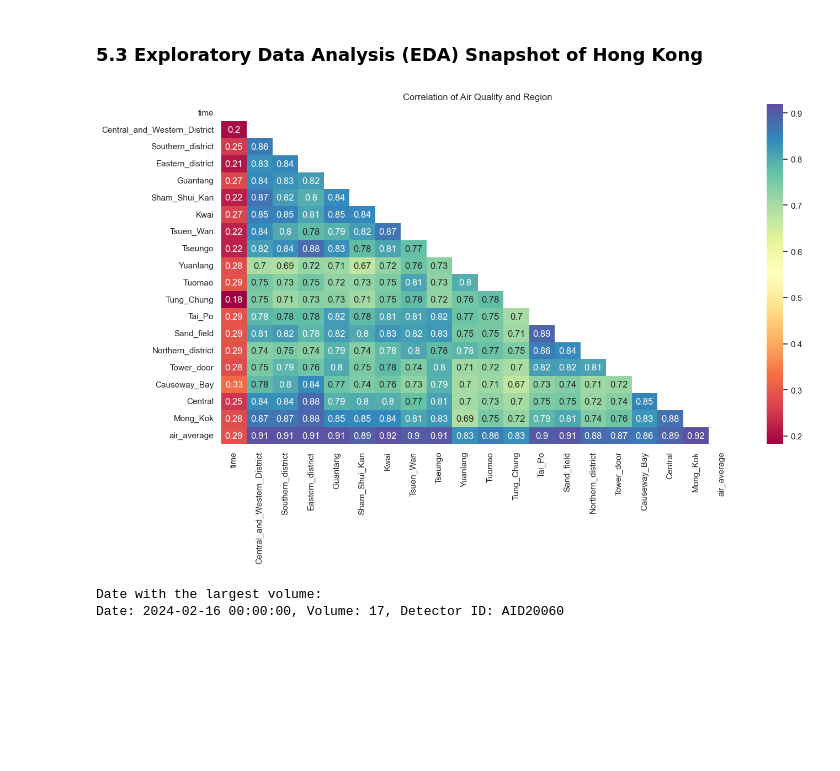
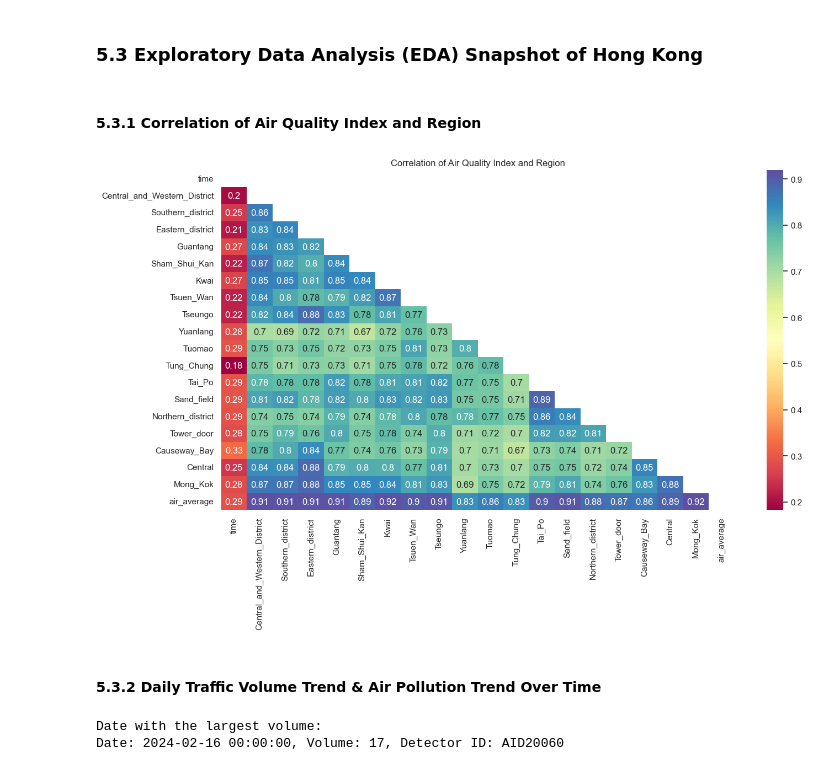
Before and after one commit to linxianying/G12_GuidedProject, a Jupyter notebook: traffic_air_sg.ipynb, the cells around one changed output. Cells and saved outputs as stored; diff of their text form; code cells hidden in the pictures; blank space fills up the shorter version.

```diff
--- a/traffic_air_sg.ipynb
+++ b/traffic_air_sg.ipynb
@@ -1743,15 +1756,19 @@ DataFrame before Min-Max Scaling (Normalisation):
 # %% [markdown]
 ### 5.3 Exploratory Data Analysis (EDA) Snapshot of Hong Kong
+# %% [markdown]
+#### 5.3.1 Correlation of Air Quality Index and Region
 # %%
 corr_matrix = filtered_hk_air_quality_df.drop(columns=['date']).corr()
 
 plt.figure(figsize=(15, 8))
 mask = np.triu(np.ones_like(corr_matrix, dtype=bool))
 sns.heatmap(corr_matrix, annot=True,mask=mask, cmap='Spectral')
-plt.title('Correlation of Air Quality and Region')
+plt.title('Correlation of Air Quality Index and Region')
 plt.show()
 # %% [output]
-[figure, old version]
+[figure, new version]
+# %% [markdown]
+#### 5.3.2 Daily Traffic Volume Trend & Air Pollution Trend Over Time
 # %%
 
 # Finding the date with the largest volume
```
Also changed, not shown: parts of 11 cells of this notebook.
